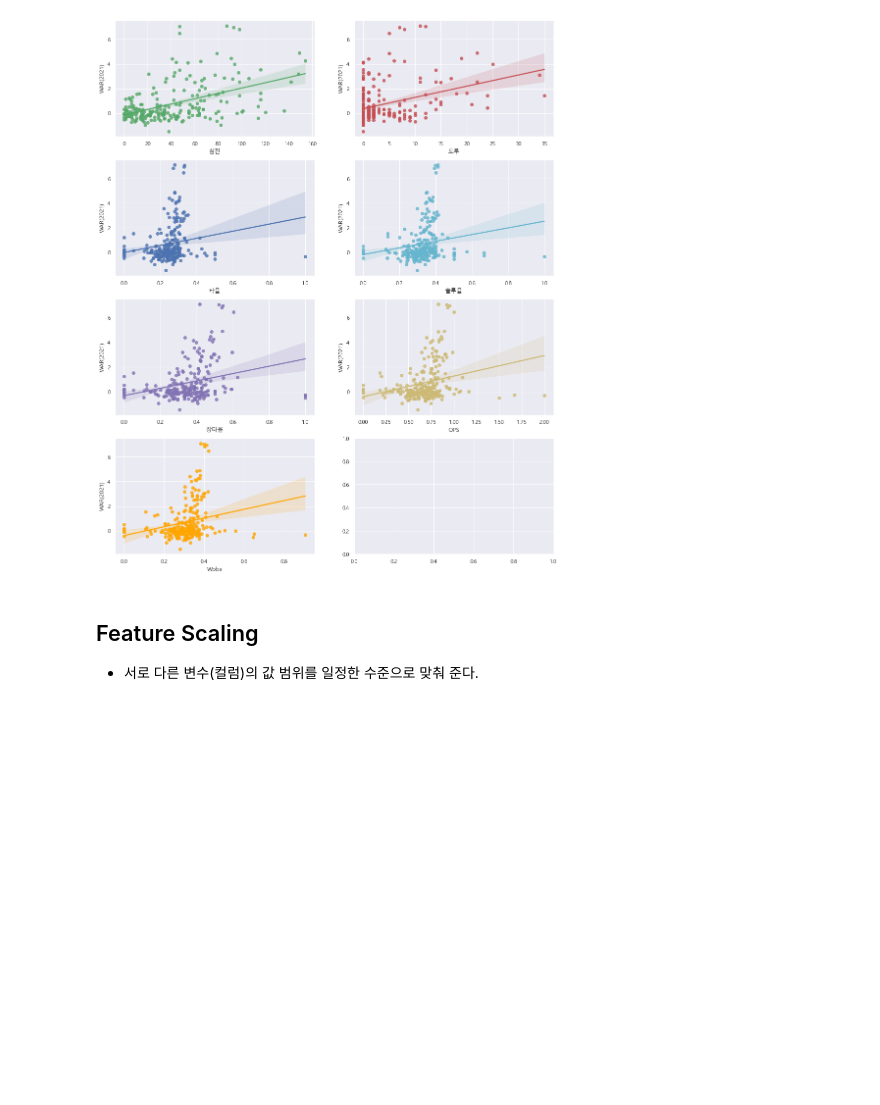
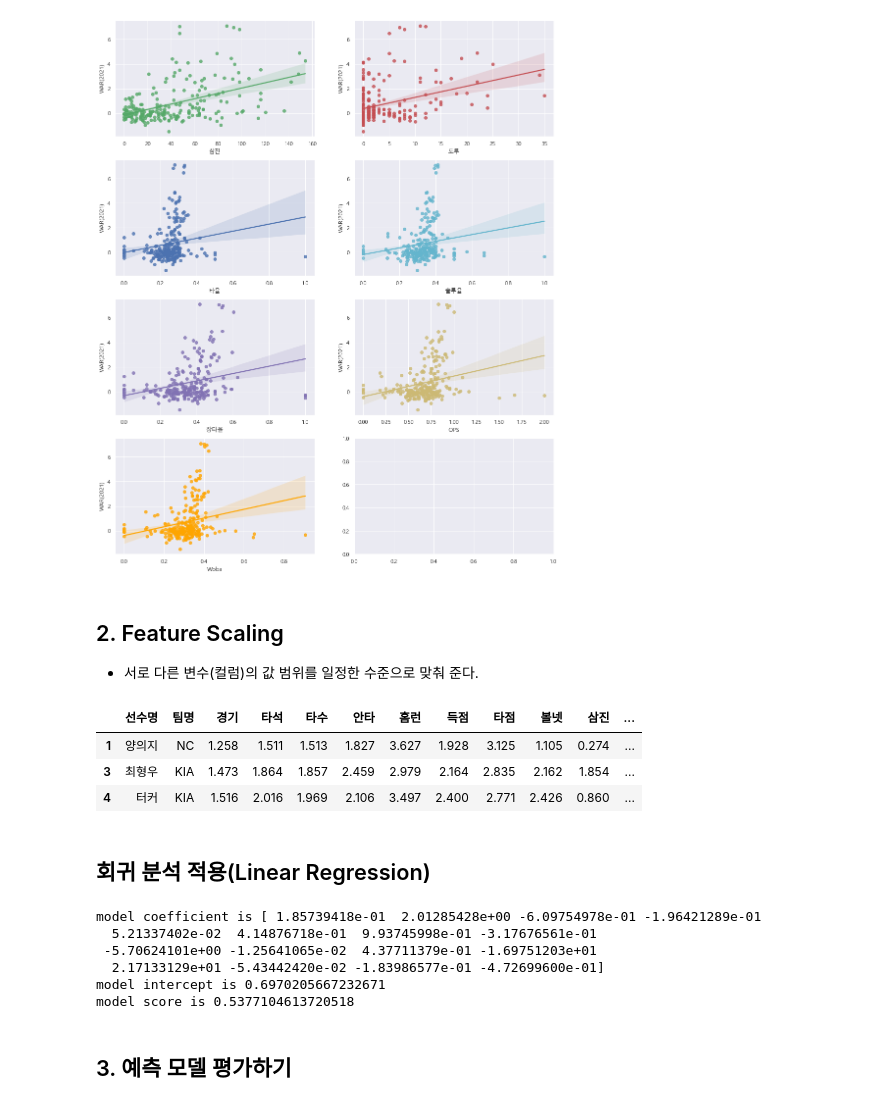
Before and after one commit to Moojun/study_ML, a Jupyter notebook: project/src/baseball_WAR_prediction.ipynb, the cells around one changed output. Cells and saved outputs as stored; diff of their text form; code cells hidden in the pictures; blank space fills up the shorter version.

```diff
--- a/project/src/baseball_WAR_prediction.ipynb
+++ b/project/src/baseball_WAR_prediction.ipynb
@@ -177,6 +170,6 @@ for i , feature in enumerate(lm_features):
 <AxesSubplot:xlabel='OPS', ylabel='WAR(2021)'>
 <AxesSubplot:xlabel='Woba', ylabel='WAR(2021)'>
 [figure]
-# %% [markdown]
-## Feature Scaling
-* 서로 다른 변수(컬럼)의 값 범위를 일정한 수준으로 맞춰 준다.
+# %% [markdown]
+## 2. Feature Scaling
+* 서로 다른 변수(컬럼)의 값 범위를 일정한 수준으로 맞춰 준다.
@@ -183,3 +184,18 @@ for i , feature in enumerate(lm_features):
+# %%
+scale_columns = ['경기', '타석', '타수', '안타', '홈런', '득점', '타점', '볼넷','삼진', '도루',
+                 '타율', '출루율', '장타율', 'OPS', 'Woba', 'WAR(2020)']
+baseball_standardization_df = standardization(baseball_df, scale_columns)
+baseball_standardization_df = baseball_standardization_df.rename(columns = {'WAR(2021)' : 'y'})
+
+# 표준화결과 출력
+baseball_standardization_df.head(3)
+# %% [output]
+|  | 선수명 | 팀명 | 경기 | 타석 | 타수 | 안타 | 홈런 | 득점 | 타점 | 볼넷 | 삼진 | ... |
+| 1 | 양의지 | NC | 1.258 | 1.511 | 1.513 | 1.827 | 3.627 | 1.928 | 3.125 | 1.105 | 0.274 | ... |
+| 3 | 최형우 | KIA | 1.473 | 1.864 | 1.857 | 2.459 | 2.979 | 2.164 | 2.835 | 2.162 | 1.854 | ... |
+| 4 | 터커 | KIA | 1.516 | 2.016 | 1.969 | 2.106 | 3.497 | 2.400 | 2.771 | 2.426 | 0.860 | ... |
+# %% [markdown]
+## 회귀 분석 적용(Linear Regression)
 # %%
 from sklearn.model_selection import train_test_split
 from sklearn.linear_model import LinearRegression
@@ -186,0 +204,23 @@ from sklearn.metrics import (mean_squared_error, r2_score)
+# %%
+# x : '선수명', '팀명', 'y'만 제외
+x = baseball_standardization_df[baseball_standardization_df.columns.difference(['선수명', '팀명', 'y'])]
+y = baseball_standardization_df['y']
+x_train, x_test, y_train, y_test = train_test_split(x, y, test_size = 0.2, random_state = 1)
+
+model = LinearRegression()
+model = model.fit(x_train, y_train)
+
+print(f'model coefficient is {model.coef_}')    # 계수
+print(f'model intercept is {model.intercept_}') # 절편
+
+val = model.score(x_test, y_test)   # 성능 평가. 1에 가까울수록 상관도가 높다.
+print(f'model score is {val}')
+# %% [output]
+model coefficient is [ 1.85739418e-01  2.01285428e+00 -6.09754978e-01 -1.96421289e-01
+  5.21337402e-02  4.14876718e-01  9.93745998e-01 -3.17676561e-01
+ -5.70624101e+00 -1.25641065e-02  4.37711379e-01 -1.69751203e+01
+  2.17133129e+01 -5.43442420e-02 -1.83986577e-01 -4.72699600e-01]
+model intercept is 0.6970205667232671
+model score is 0.5377104613720518
+# %% [markdown]
+## 3. 예측 모델 평가하기
```
Also changed, not shown: parts of 12 cells of this notebook, 3 other files.
